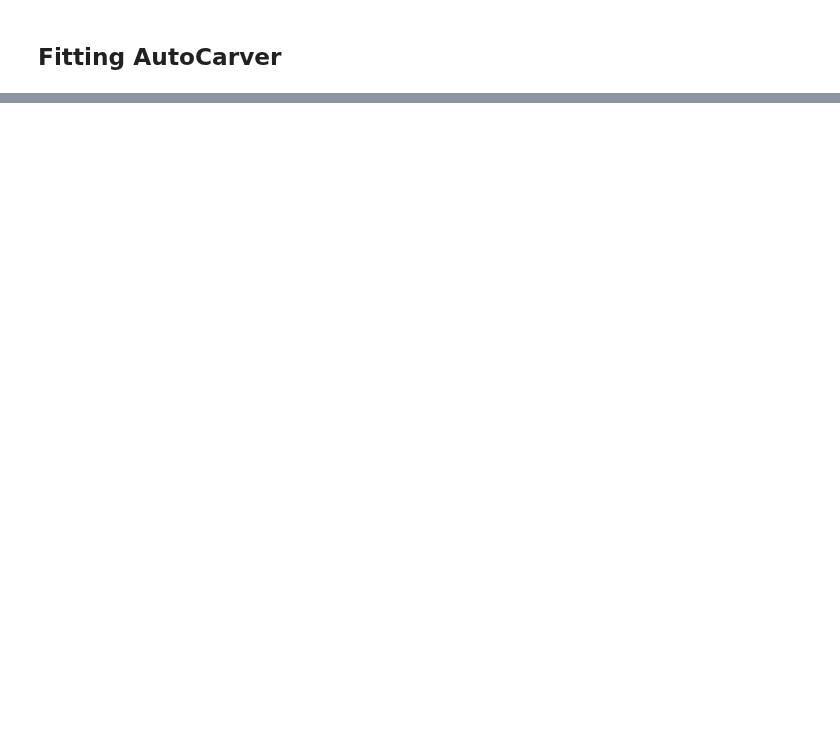
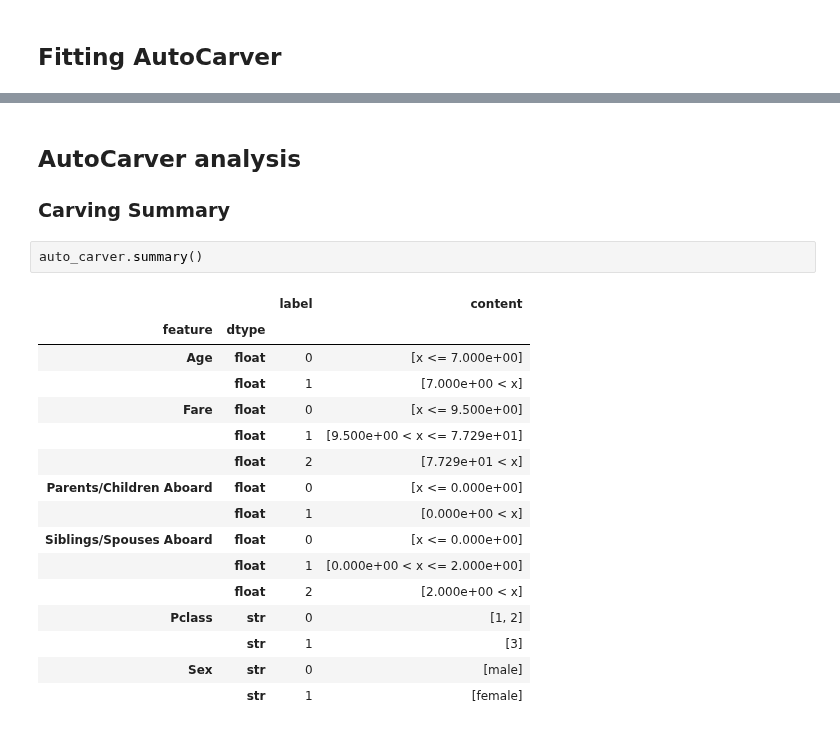
Before and after one commit to mdefrance/AutoCarver, a Jupyter notebook: docs/source/examples/BinaryClassification/binary_classification_example.ipynb, the cells around one changed output, grey strips where cells are left out. Saved outputs shown, nothing was run; the diff lists cells and outputs as text; blank space fills up the shorter version.

```diff
--- a/docs/source/examples/BinaryClassification/binary_classification_example.ipynb
+++ b/docs/source/examples/BinaryClassification/binary_classification_example.ipynb
@@ -297,0 +251,23 @@ X_dev distribution
+# %% [markdown]
+## AutoCarver analysis
+
+### Carving Summary
+# %%
+auto_carver.summary()
+# %% [output]
+|  |  | label | content |
+| feature | dtype |  |  |
+| Age | float | 0 | [x <= 7.000e+00] |
+|  | float | 1 | [7.000e+00 < x] |
+| Fare | float | 0 | [x <= 9.500e+00] |
+|  | float | 1 | [9.500e+00 < x <= 7.729e+01] |
+|  | float | 2 | [7.729e+01 < x] |
+| Parents/Children Aboard | float | 0 | [x <= 0.000e+00] |
+|  | float | 1 | [0.000e+00 < x] |
+| Siblings/Spouses Aboard | float | 0 | [x <= 0.000e+00] |
+|  | float | 1 | [0.000e+00 < x <= 2.000e+00] |
+|  | float | 2 | [2.000e+00 < x] |
+| Pclass | str | 0 | [1, 2] |
+|  | str | 1 | [3] |
+| Sex | str | 0 | [male] |
+|  | str | 1 | [female] |
```
Also changed, not shown: parts of 30 cells of this notebook, 24 other files.
